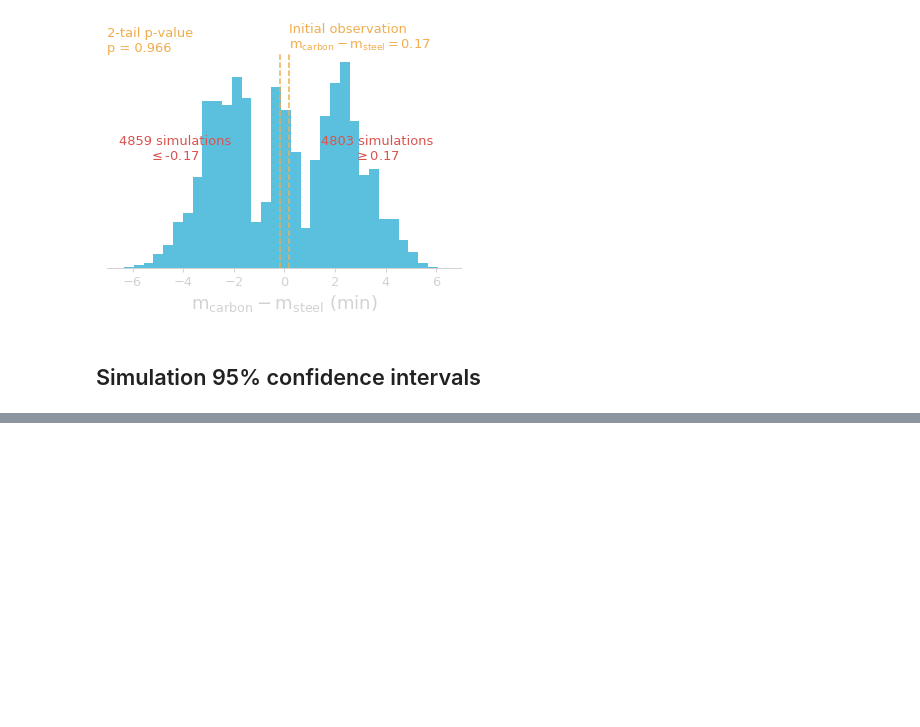
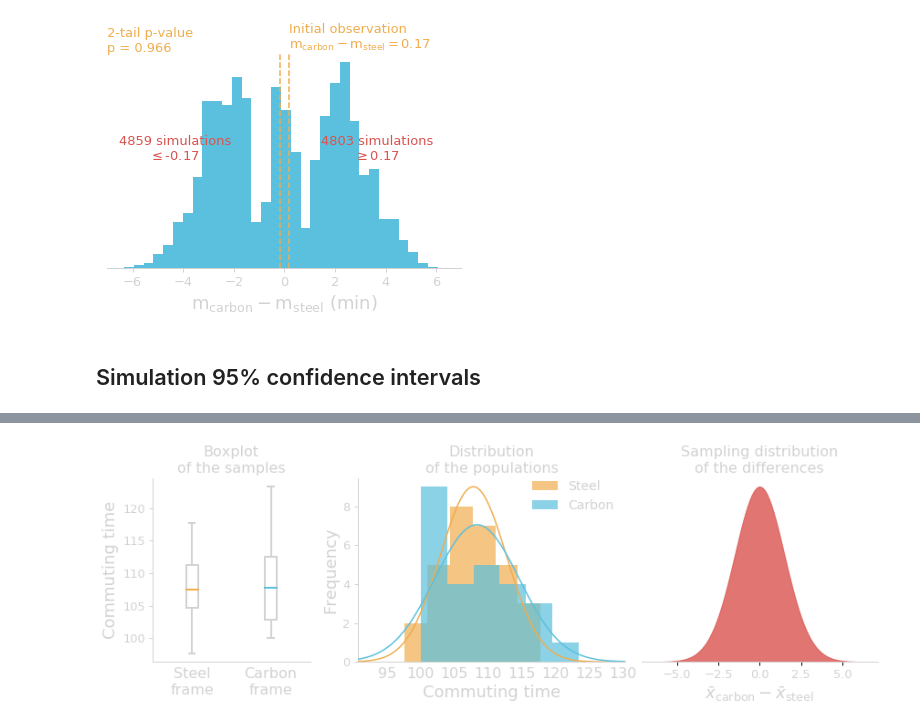
Before and after one commit to gcalmettes/stats13-slides, a Jupyter notebook: notebook-fig/figs-slides-6-comparing-two-means.ipynb, the cells around one changed output, grey strips where cells are left out. Saved outputs shown, nothing was run; the diff lists cells and outputs as text; code cells hidden in the pictures; blank space fills up the shorter version.

```diff
--- a/notebook-fig/figs-slides-6-comparing-two-means.ipynb
+++ b/notebook-fig/figs-slides-6-comparing-two-means.ipynb
@@ -362,0 +395,86 @@ plt.hist(res_median)
+# %%
+fig = plt.figure(figsize=(12,4))
+ax1 = fig.add_axes([0.07, 0.15, 0.2, 0.7])
+ax2 = fig.add_axes([0.33, 0.15, 0.34, 0.7])
+ax3 = ax2.twinx()
+ax4 = fig.add_axes([0.69, 0.15, 0.3, 0.7])
+
+for ax in [ax1]:
+    bp = ax.boxplot([data[data.Frame=="steel"].Time, data[data.Frame=="carbon"].Time], labels=["Steel\nframe", "Carbon\nframe"],
+              boxprops = dict(linewidth=2, color=colors["lightgray"]),
+              flierprops = dict(marker='o', markeredgecolor=colors["lightgray"], linestyle='none'),
+              whiskerprops = dict(color=colors["lightgray"], linewidth=2),
+              capprops = dict(color=colors["lightgray"], linewidth=2),
+              medianprops = dict(color=colors["orange"], linewidth=2))
+    for spine in ["bottom", "left"]:
+        ax.spines[spine].set_linewidth(1)
+        ax.spines[spine].set_color(colors["lightgray"])
+    for spine in ["top", "right"]:
+        ax.spines[spine].set_visible(False)
+    ax.set_ylabel("Commuting time", size=18, color=colors["lightgray"], ha="center")
+    ax.tick_params(axis="y", width=1, size=4, color=colors["lightgray"], labelcolor=colors["lightgray"],
+                   labelsize=13, pad=4)
+    ax.tick_params(axis="x", width=1, size=0, labelcolor=colors["lightgray"],
+                   labelsize=16, pad=6)
+    ## change color of the medians
+    for color,median in zip([colors["orange"], colors["blue"]], bp['medians']):
+        median.set(color=color, linewidth=2)
+    ax.set_title("Boxplot\nof the samples", color=colors["lightgray"], size=16, ha="center")
+
+
+for ax in [ax2]:
+    ax.hist(data[data.Frame=="steel"].Time, bins="auto", color=colors["orange"], alpha=0.7, label="Steel")
+    ax.hist(data[data.Frame=="carbon"].Time, bins="auto", color=colors["blue"], alpha=0.7, label="Carbon")
+    for spine in ["bottom", "left"]:
+        ax.spines[spine].set_linewidth(1)
+        ax.spines[spine].set_color(colors["lightgray"])
+    for spine in ["top", "right"]:
+        ax.spines[spine].set_visible(False)
+    ax.set_ylabel("Frequency", size=18, color=colors["lightgray"], ha="center")
+    ax.tick_params(axis="y", width=1, size=4, color=colors["lightgray"], labelcolor=colors["lightgray"],
+                   labelsize=13, pad=4)
+    ax.tick_params(axis="x", width=1, size=0, labelcolor=colors["lightgray"],
+                   labelsize=16, pad=6)
+    ax.set_xlabel("Commuting time", size=18, color=colors["lightgray"], ha="center")
+    #ax.set_ylim(0)
+    ax.set_xlim(data.Time.min()-7, data.Time.max()+7)
+    legend = ax.legend(prop=dict(size=14), loc="upper right", frameon=False, facecolor="none",
+                      bbox_to_anchor=(1, 1.05))
+    for text in legend.get_texts():
+        text.set_color(colors["lightgray"])
+    ax.set_title("Distribution\nof the populations", color=colors["lightgray"], size=16, ha="center")
+
+for ax in [ax3]:
+    ##norm distributions
+    x_norm = np.linspace(ax.get_xlim()[0], ax.get_xlim()[1], 100)
+    norm_steel = stats.norm(loc=data[data.Frame=="steel"].Time.mean(), scale=data[data.Frame=="steel"].Time.std())
+    norm_carbon = stats.norm(loc=data[data.Frame=="carbon"].Time.mean(), scale=data[data.Frame=="carbon"].Time.std())
+    y_norm_steel = norm_steel.pdf(x_norm)
+    y_norm_carbon = norm_carbon.pdf(x_norm)
+    ax.plot(x_norm, y_norm_steel, color=colors["orange"])
+    ax.plot(x_norm, y_norm_carbon, color=colors["blue"])
+    ax.set_ylim(0)
+    ax.axis("off")
+
+for ax in [ax4]:
+    for spine in ["bottom"]:
+        ax.spines[spine].set_linewidth(1)
+        ax.spines[spine].set_color(colors["lightgray"])
+    for spine in ["top", "right", "left"]:
+        ax.spines[spine].set_visible(False)
+    ax.set_yticks([])
+    ax.tick_params(axis="x", width=1, size=4, labelcolor=colors["lightgray"],
+                   labelsize=13, pad=4)
+    ##t distributions
+    bike_diff_mean_se = np.sqrt((data[data.Frame=="carbon"].Time.std()**2/len(data[data.Frame=="carbon"]))+(data[data.Frame=="steel"].Time.std()**2/len(data[data.Frame=="steel"])))
+    x_t_diff = np.linspace(-6.5, 6.5, 100)
+    t_diff = stats.t(df=len(data)-1, loc=0, scale=bike_diff_mean_se)
+    y_t_diff = t_diff.pdf(x_t_diff)
+    ax.fill_between(x_t_diff, y_t_diff, color=colors["red"], alpha=0.8)
+    ax.set_ylim(0)
+    ax.set_xlabel(r"$\bar{x}_{\mathrm{carbon}}-\bar{x}_{\mathrm{steel}}$", size=18, color=colors["lightgray"], ha="center")
+    ax.set_title("Sampling distribution\nof the differences", color=colors["lightgray"], size=16, ha="center")
+
+#plt.savefig("/Users/Gui/Box Sync/_STATS13/_Slides/_stats13-Lectures/assets/img/lec/bike-commute-ttest-model.svg", transparent=True)
+# %% [output]
+[figure, added]
```
Also changed, not shown: parts of 5 cells of this notebook.
